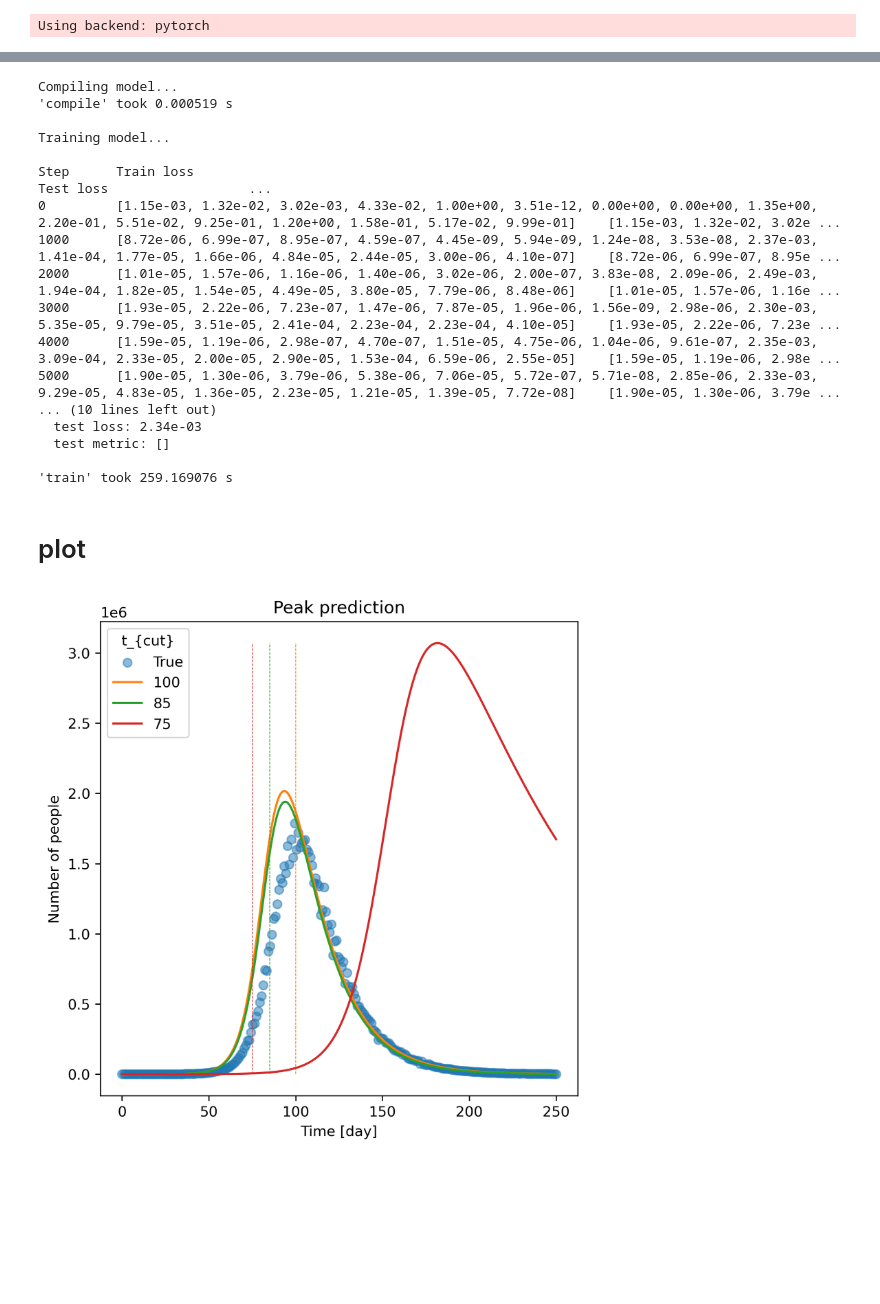
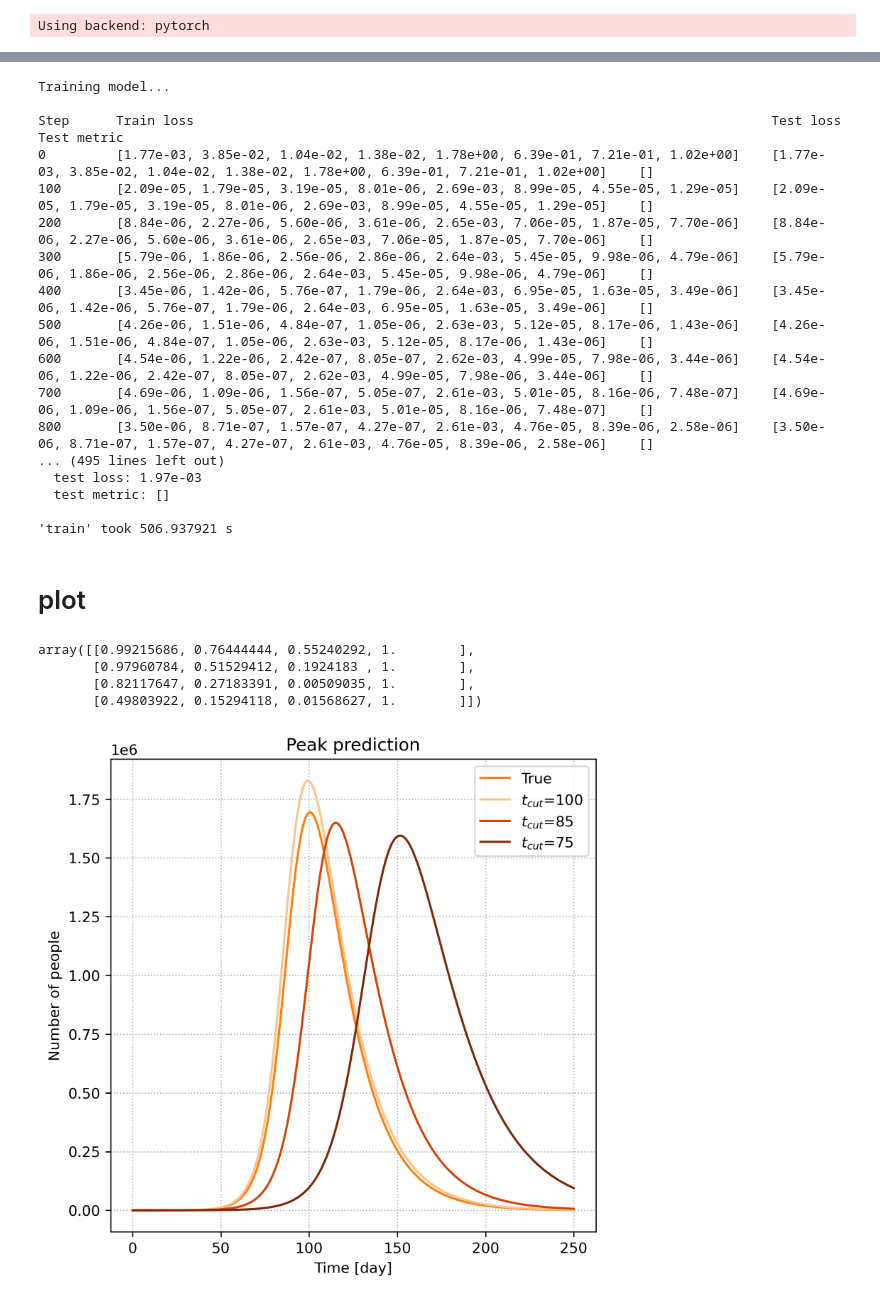
Before and after one commit to Jhammerh92/Deep_Learning_Project_PINN, a Jupyter notebook: DINN_implementation/peak_prediction.ipynb, the cells around one changed output, grey strips where cells are left out. Cells and saved outputs as stored; diff of their text form; code cells hidden in the pictures; blank space fills up the shorter version.

```diff
--- a/DINN_implementation/peak_prediction.ipynb
+++ b/DINN_implementation/peak_prediction.ipynb
@@ -92,0 +100,7 @@ Step      Train loss
+# %%
+max_timestep = 75
+t_bool = t_synth < max_timestep
+t = t_synth[t_bool]
+wsol = wsol_synth[t_bool]
+model75 = SIRD_deepxde_net(t, wsol, init_num_people=solver.init_num_people, model_name='pp75')
+model75.init_model(**init_model_settings)
@@ -93,33 +110,27 @@ Step      Train loss
 # %%
-max_timestep = 75
-t_bool = t_synth < max_timestep
-t = t_synth[t_bool]
-wsol = wsol_synth[t_bool]
-model75 = SIRD_deepxde_net(t, wsol)
-model75.init_model(print_every=1000)
-model75.train_model(iterations=12000)
+model75.train_model(iterations=50000, print_every=init_model_settings['print_every'])
 alpha_nn, beta_nn, gamma_nn = model75.get_best_params()
 t_nn_param, wsol_nn_param, N_nn_param = solver.solve_SIRD(alpha_nn, beta_nn, gamma_nn)
 model75.set_synthetic_data(t_synth, wsol_synth)
 model75.set_nn_synthetic_data(t_nn_param, wsol_nn_param)
 # %% [output]
-Compiling model...
-'compile' took 0.000519 s
-
 Training model...
 
-Step      Train loss                                                                                                                                                          Test loss                  ...
-0         [1.15e-03, 1.32e-02, 3.02e-03, 4.33e-02, 1.00e+00, 3.51e-12, 0.00e+00, 0.00e+00, 1.35e+00, 2.20e-01, 5.51e-02, 9.25e-01, 1.20e+00, 1.58e-01, 5.17e-02, 9.99e-01]    [1.15e-03, 1.32e-02, 3.02e ...
-1000      [8.72e-06, 6.99e-07, 8.95e-07, 4.59e-07, 4.45e-09, 5.94e-09, 1.24e-08, 3.53e-08, 2.37e-03, 1.41e-04, 1.77e-05, 1.66e-06, 4.84e-05, 2.44e-05, 3.00e-06, 4.10e-07]    [8.72e-06, 6.99e-07, 8.95e ...
-2000      [1.01e-05, 1.57e-06, 1.16e-06, 1.40e-06, 3.02e-06, 2.00e-07, 3.83e-08, 2.09e-06, 2.49e-03, 1.94e-04, 1.82e-05, 1.54e-05, 4.49e-05, 3.80e-05, 7.79e-06, 8.48e-06]    [1.01e-05, 1.57e-06, 1.16e ...
-3000      [1.93e-05, 2.22e-06, 7.23e-07, 1.47e-06, 7.87e-05, 1.96e-06, 1.56e-09, 2.98e-06, 2.30e-03, 5.35e-05, 9.79e-05, 3.51e-05, 2.41e-04, 2.23e-04, 2.23e-04, 4.10e-05]    [1.93e-05, 2.22e-06, 7.23e ...
-4000      [1.59e-05, 1.19e-06, 2.98e-07, 4.70e-07, 1.51e-05, 4.75e-06, 1.04e-06, 9.61e-07, 2.35e-03, 3.09e-04, 2.33e-05, 2.00e-05, 2.90e-05, 1.53e-04, 6.59e-06, 2.55e-05]    [1.59e-05, 1.19e-06, 2.98e ...
-5000      [1.90e-05, 1.30e-06, 3.79e-06, 5.38e-06, 7.06e-05, 5.72e-07, 5.71e-08, 2.85e-06, 2.33e-03, 9.29e-05, 4.83e-05, 1.36e-05, 2.23e-05, 1.21e-05, 1.39e-05, 7.72e-08]    [1.90e-05, 1.30e-06, 3.79e ...
-... (10 lines left out)
-  test loss: 2.34e-03
+Step      Train loss                                                                          Test loss                                                                           Test metric
+0         [1.77e-03, 3.85e-02, 1.04e-02, 1.38e-02, 1.78e+00, 6.39e-01, 7.21e-01, 1.02e+00]    [1.77e-03, 3.85e-02, 1.04e-02, 1.38e-02, 1.78e+00, 6.39e-01, 7.21e-01, 1.02e+00]    []
+100       [2.09e-05, 1.79e-05, 3.19e-05, 8.01e-06, 2.69e-03, 8.99e-05, 4.55e-05, 1.29e-05]    [2.09e-05, 1.79e-05, 3.19e-05, 8.01e-06, 2.69e-03, 8.99e-05, 4.55e-05, 1.29e-05]    []
+200       [8.84e-06, 2.27e-06, 5.60e-06, 3.61e-06, 2.65e-03, 7.06e-05, 1.87e-05, 7.70e-06]    [8.84e-06, 2.27e-06, 5.60e-06, 3.61e-06, 2.65e-03, 7.06e-05, 1.87e-05, 7.70e-06]    []
+300       [5.79e-06, 1.86e-06, 2.56e-06, 2.86e-06, 2.64e-03, 5.45e-05, 9.98e-06, 4.79e-06]    [5.79e-06, 1.86e-06, 2.56e-06, 2.86e-06, 2.64e-03, 5.45e-05, 9.98e-06, 4.79e-06]    []
+400       [3.45e-06, 1.42e-06, 5.76e-07, 1.79e-06, 2.64e-03, 6.95e-05, 1.63e-05, 3.49e-06]    [3.45e-06, 1.42e-06, 5.76e-07, 1.79e-06, 2.64e-03, 6.95e-05, 1.63e-05, 3.49e-06]    []
+500       [4.26e-06, 1.51e-06, 4.84e-07, 1.05e-06, 2.63e-03, 5.12e-05, 8.17e-06, 1.43e-06]    [4.26e-06, 1.51e-06, 4.84e-07, 1.05e-06, 2.63e-03, 5.12e-05, 8.17e-06, 1.43e-06]    []
+600       [4.54e-06, 1.22e-06, 2.42e-07, 8.05e-07, 2.62e-03, 4.99e-05, 7.98e-06, 3.44e-06]    [4.54e-06, 1.22e-06, 2.42e-07, 8.05e-07, 2.62e-03, 4.99e-05, 7.98e-06, 3.44e-06]    []
+700       [4.69e-06, 1.09e-06, 1.56e-07, 5.05e-07, 2.61e-03, 5.01e-05, 8.16e-06, 7.48e-07]    [4.69e-06, 1.09e-06, 1.56e-07, 5.05e-07, 2.61e-03, 5.01e-05, 8.16e-06, 7.48e-07]    []
+800       [3.50e-06, 8.71e-07, 1.57e-07, 4.27e-07, 2.61e-03, 4.76e-05, 8.39e-06, 2.58e-06]    [3.50e-06, 8.71e-07, 1.57e-07, 4.27e-07, 2.61e-03, 4.76e-05, 8.39e-06, 2.58e-06]    []
+... (495 lines left out)
+  test loss: 1.97e-03
   test metric: []
 
-'train' took 259.169076 s
+'train' took 506.937921 s
 # %% [markdown]
 # plot
 # %%
@@ -127,21 +138,40 @@ values_to_plot = ['I']
 plot_model = Plot(model, values_to_plot=values_to_plot)
 plot_model85 = Plot(model85, values_to_plot=values_to_plot)
 plot_model75 = Plot(model75, values_to_plot=values_to_plot)
+
+t_real, wsol_real, N = solver.solve_SIRD(alpha_real, beta_real, gamma_real)
+# %%
+colors = plt.cm.Oranges(np.linspace(0.3,1,4))
+colors
+# %% [output]
+array([[0.99215686, 0.76444444, 0.55240292, 1.        ],
+       [0.97960784, 0.51529412, 0.1924183 , 1.        ],
+       [0.82117647, 0.27183391, 0.00509035, 1.        ],
+       [0.49803922, 0.15294118, 0.01568627, 1.        ]])
 # %%
 fig, ax = plt.subplots(dpi=300, figsize=(6,6))
 max_val = max(plot_model.model.wsol_synth[:,1].max(), plot_model.model.wsol_nn_synth[:,1].max(),
              plot_model85.model.wsol_nn_synth[:,1].max(), plot_model75.model.wsol_nn_synth[:,1].max())
-line = ax.scatter(plot_model.model.t_nn_synth, plot_model.model.wsol_synth[:,1], color=plot_model.colors[0], label='True',alpha=0.5)
-line = ax.plot(plot_model.model.t_synth, plot_model.model.wsol_nn_synth[:,1], color=plot_model.colors[1], label=100)
-ax.vlines(x=100, ymin=0,ymax=max_val, color=plot_model.colors[1], linestyle='--', linewidth=0.5)
-line = ax.plot(plot_model85.model.t_synth, plot_model85.model.wsol_nn_synth[:,1], color=plot_model85.colors[2], label=85)
-ax.vlines(x=85, ymin=0,ymax=max_val, color=plot_model.colors[2], linestyle='--', linewidth=0.5)
-line = ax.plot(plot_model75.model.t_synth, plot_model75.model.wsol_nn_synth[:,1], color=plot_model75.colors[3], label=75)
-ax.vlines(x=75, ymin=0,ymax=max_val, color=plot_model.colors[3], linestyle='--', linewidth=0.5)
-ax.legend(title='t_{cut}')
+
+
+line = ax.plot(t_real, wsol_real[:,1], color='C1', label='True')
+
+line = ax.plot(plot_model.model.t_synth, plot_model.model.wsol_nn_synth[:,1], color=colors[0], label='$t_{cut}$=100')
+#ax.vlines(x=100, ymin=0,ymax=max_val, color=plot_model.colors[1], linestyle='--', linewidth=0.5)
+
+line = ax.plot(plot_model85.model.t_synth, plot_model85.model.wsol_nn_synth[:,1], color=colors[2], label='$t_{cut}$=85')
+#ax.vlines(x=85, ymin=0,ymax=max_val, color=plot_model.colors[2], linestyle='--', linewidth=0.5)
+
+line = ax.plot(plot_model75.model.t_synth, plot_model75.model.wsol_nn_synth[:,1], color=colors[3], label='$t_{cut}$=75')
+#ax.vlines(x=75, ymin=0,ymax=max_val, color=plot_model.colors[3], linestyle='--', linewidth=0.5)
+
+ax.grid(linestyle=':') #
+ax.set_axisbelow(True)
+
+ax.legend() #title='t_{cut}'
 ax.set_title('Peak prediction')
 ax.set_xlabel('Time [day]')
 ax.set_ylabel('Number of people')
 plt.savefig('Peak prediction',bbox_inches='tight')
 # %% [output]
-[figure, old version]
+[figure, new version]
```
Also changed, not shown: parts of 7 cells of this notebook, 16 other files.
